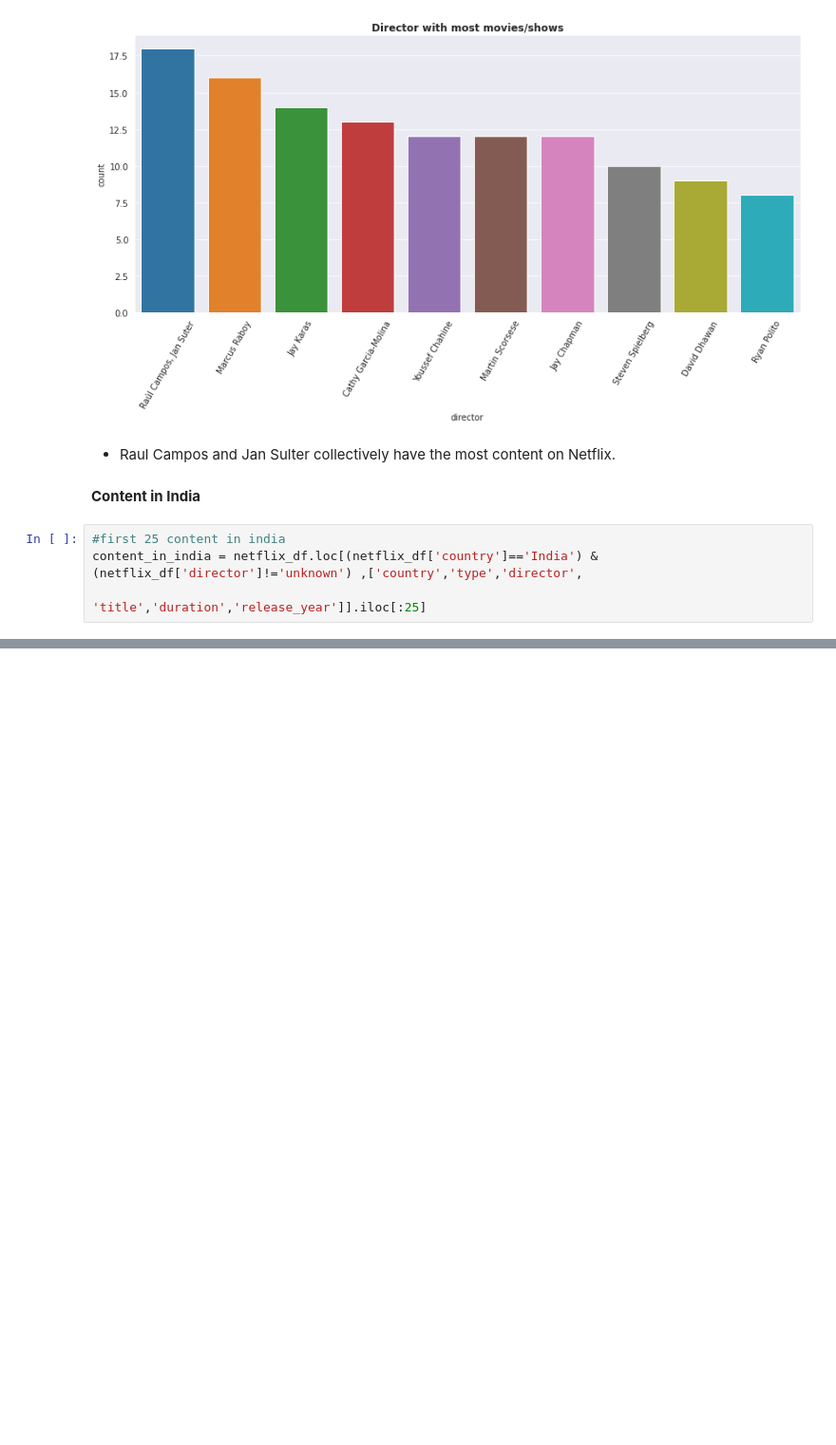
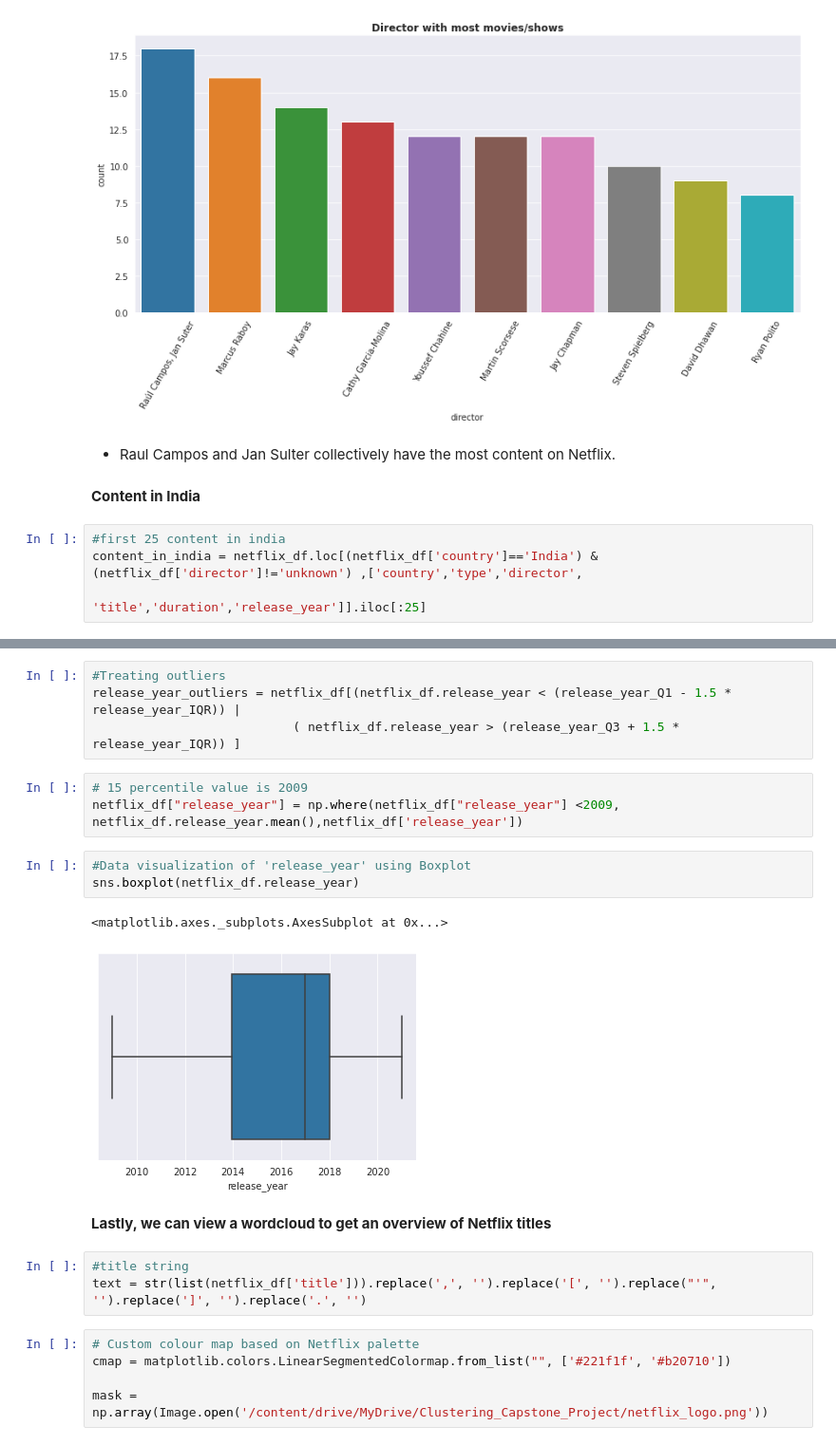
Before and after one commit to victorious07/Netflix-Movies-and-TV-Shows-Clustering, a Jupyter notebook: Netflix_Movies_And_TVShows_Clustering_CapstoneProject.ipynb, the cells around one changed output, grey strips where cells are left out. Shown at 95% size. Cells and saved outputs as stored; diff of their text form; blank space fills up the shorter version.

```diff
--- a/Netflix_Movies_And_TVShows_Clustering_CapstoneProject.ipynb
+++ b/Netflix_Movies_And_TVShows_Clustering_CapstoneProject.ipynb
@@ -790,0 +829,23 @@ fig.show()
+# %%
+#Treating outliers
+release_year_outliers = netflix_df[(netflix_df.release_year < (release_year_Q1 - 1.5 * release_year_IQR)) |
+                           ( netflix_df.release_year > (release_year_Q3 + 1.5 * release_year_IQR)) ]
+# %%
+# 15 percentile value is 2009
+netflix_df["release_year"] = np.where(netflix_df["release_year"] <2009, netflix_df.release_year.mean(),netflix_df['release_year'])
+# %%
+#Data visualization of 'release_year' using Boxplot
+sns.boxplot(netflix_df.release_year)
+# %% [output]
+<matplotlib.axes._subplots.AxesSubplot at 0x...>
+[figure, added]
+# %% [markdown]
+**Lastly, we can view a wordcloud to get an overview of Netflix titles**
+# %%
+#title string
+text = str(list(netflix_df['title'])).replace(',', '').replace('[', '').replace("'", '').replace(']', '').replace('.', '')
+# %%
+# Custom colour map based on Netflix palette
+cmap = matplotlib.colors.LinearSegmentedColormap.from_list("", ['#221f1f', '#b20710'])
+
+mask = np.array(Image.open('/content/drive/MyDrive/Clustering_Capstone_Project/netflix_logo.png'))
```
Also changed, not shown: parts of 11 cells of this notebook.
